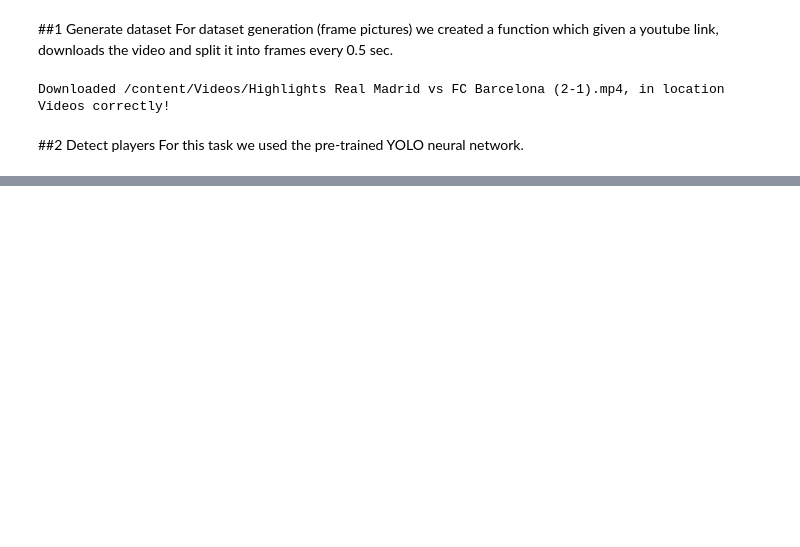
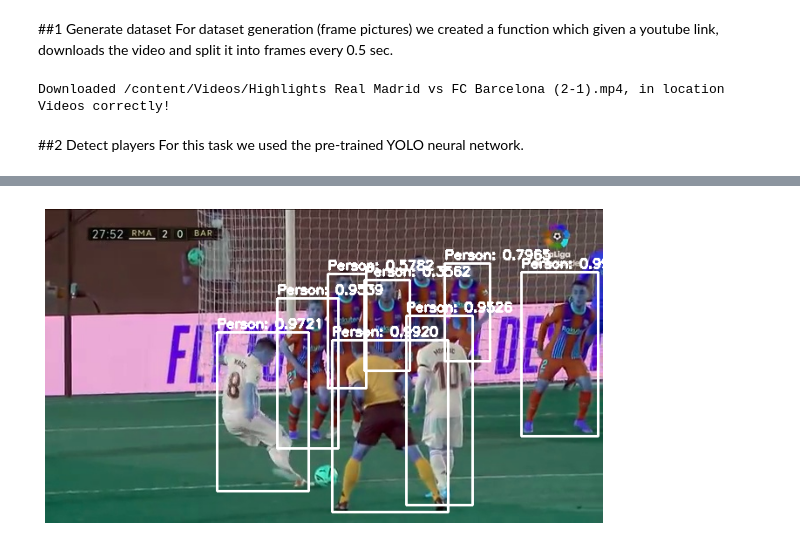
Before and after one commit to teoad95/Sport-analytics, a Jupyter notebook: Football_analytics.ipynb, the cells around one changed output, grey strips where cells are left out. Cells and saved outputs as stored; diff of their text form; code cells hidden in the pictures; blank space fills up the shorter version.

```diff
--- a/Football_analytics.ipynb
+++ b/Football_analytics.ipynb
@@ -175,0 +204,2 @@ AttributeError: ignored
+# %%
+new_image = image
@@ -175,0 +286,8 @@ AttributeError: ignored
+# %%
+from matplotlib import pyplot as plt
+plt.figure(figsize=(10,30))
+plt.imshow(new_image)
+plt.axis('off')
+plt.show()
+# %% [output]
+[figure, added]
```
Also changed, not shown: parts of 29 cells of this notebook.
